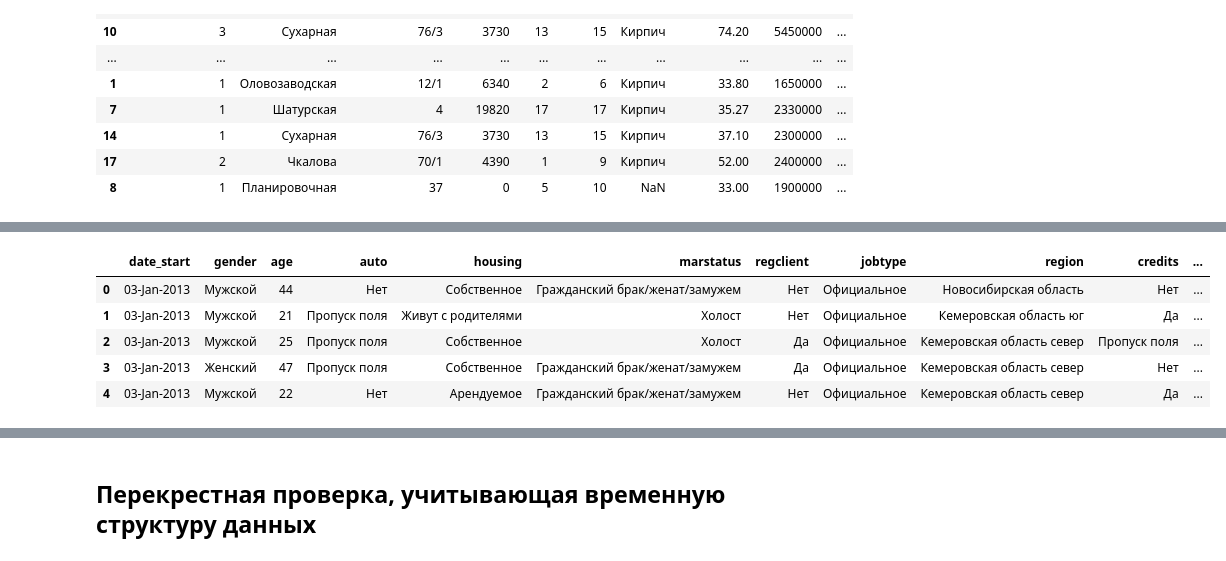
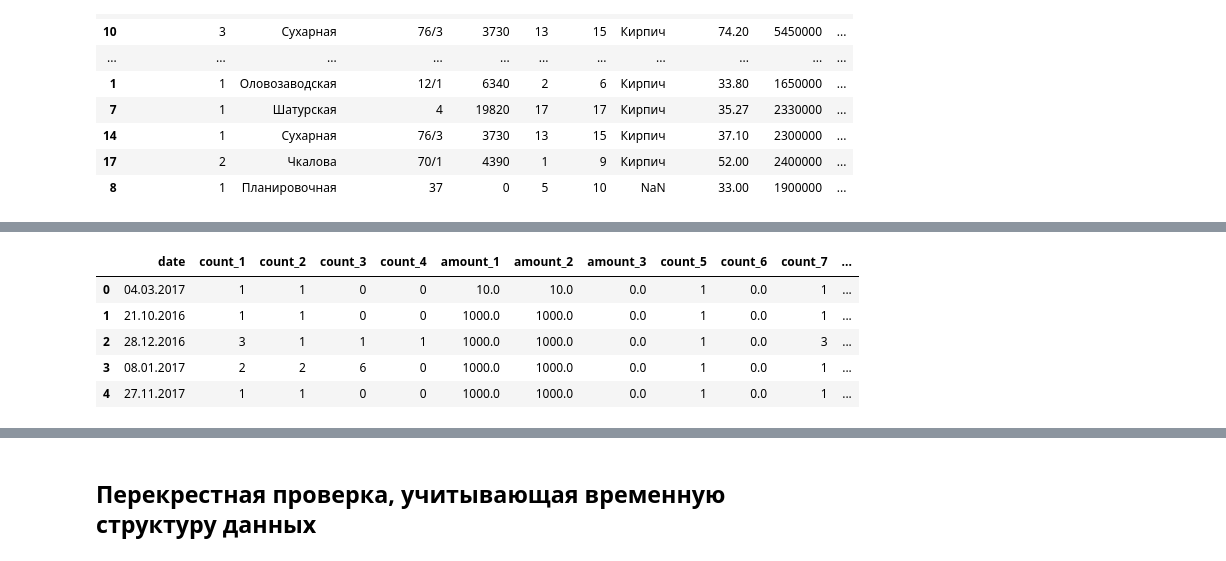
Before and after one commit to sergh1o/Course_ML, a Jupyter notebook: Модуль_2/Модуль 2_III._Стратегии валидации и доверительный интервал.ipynb, the cells around one changed output, grey strips where cells are left out. Drawn from its saved outputs; the diff is of its cells as text; code cells hidden in the pictures.

```diff
--- a/Модуль_2/Модуль 2_III._Стратегии валидации и доверительный интервал.ipynb
+++ b/Модуль_2/Модуль 2_III._Стратегии валидации и доверительный интервал.ipynb
@@ -292,14 +562,14 @@ timeseries_test
 # %%
 # записываем CSV-файл в объект DataFrame
-mfo_data = pd.read_csv('Data/MFOCredit.csv', sep=';')
+wellsfargo_data = pd.read_csv('Data/wellsfargo.csv', sep=';')
 # выводим первые 5 наблюдений
-mfo_data.head()
+wellsfargo_data.head()
 # %% [output]
-|  | date_start | gender | age | auto | housing | marstatus | regclient | jobtype | region | credits | ... |
-| 0 | 03-Jan-2013 | Мужской | 44 | Нет | Собственное | Гражданский брак/женат/замужем | Нет | Официальное | Новосибирская область | Нет | ... |
-| 1 | 03-Jan-2013 | Мужской | 21 | Пропуск поля | Живут с родителями | Холост | Нет | Официальное | Кемеровская область юг | Да | ... |
-| 2 | 03-Jan-2013 | Мужской | 25 | Пропуск поля | Собственное | Холост | Да | Официальное | Кемеровская область север | Пропуск поля | ... |
-| 3 | 03-Jan-2013 | Женский | 47 | Пропуск поля | Собственное | Гражданский брак/женат/замужем | Да | Официальное | Кемеровская область север | Нет | ... |
-| 4 | 03-Jan-2013 | Мужской | 22 | Нет | Арендуемое | Гражданский брак/женат/замужем | Нет | Официальное | Кемеровская область север | Да | ... |
+|  | date | count_1 | count_2 | count_3 | count_4 | amount_1 | amount_2 | amount_3 | count_5 | count_6 | count_7 | ... |
+| 0 | 04.03.2017 | 1 | 1 | 0 | 0 | 10.0 | 10.0 | 0.0 | 1 | 0.0 | 1 | ... |
+| 1 | 21.10.2016 | 1 | 1 | 0 | 0 | 1000.0 | 1000.0 | 0.0 | 1 | 0.0 | 1 | ... |
+| 2 | 28.12.2016 | 3 | 1 | 1 | 1 | 1000.0 | 1000.0 | 0.0 | 1 | 0.0 | 3 | ... |
+| 3 | 08.01.2017 | 2 | 2 | 6 | 0 | 1000.0 | 1000.0 | 0.0 | 1 | 0.0 | 1 | ... |
+| 4 | 27.11.2017 | 1 | 1 | 0 | 0 | 1000.0 | 1000.0 | 0.0 | 1 | 0.0 | 1 | ... |
 # %%
 # преобразовываем в формат даты
```
Also changed, not shown: parts of 49 cells of this notebook, 34 other files.
